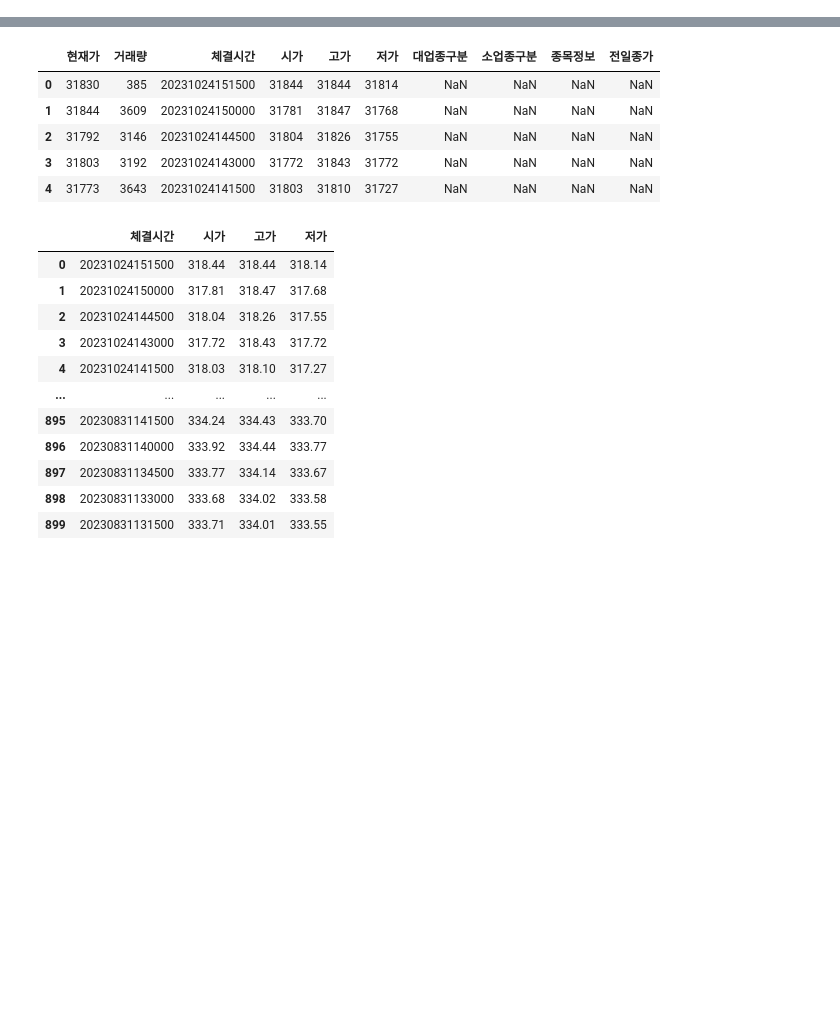
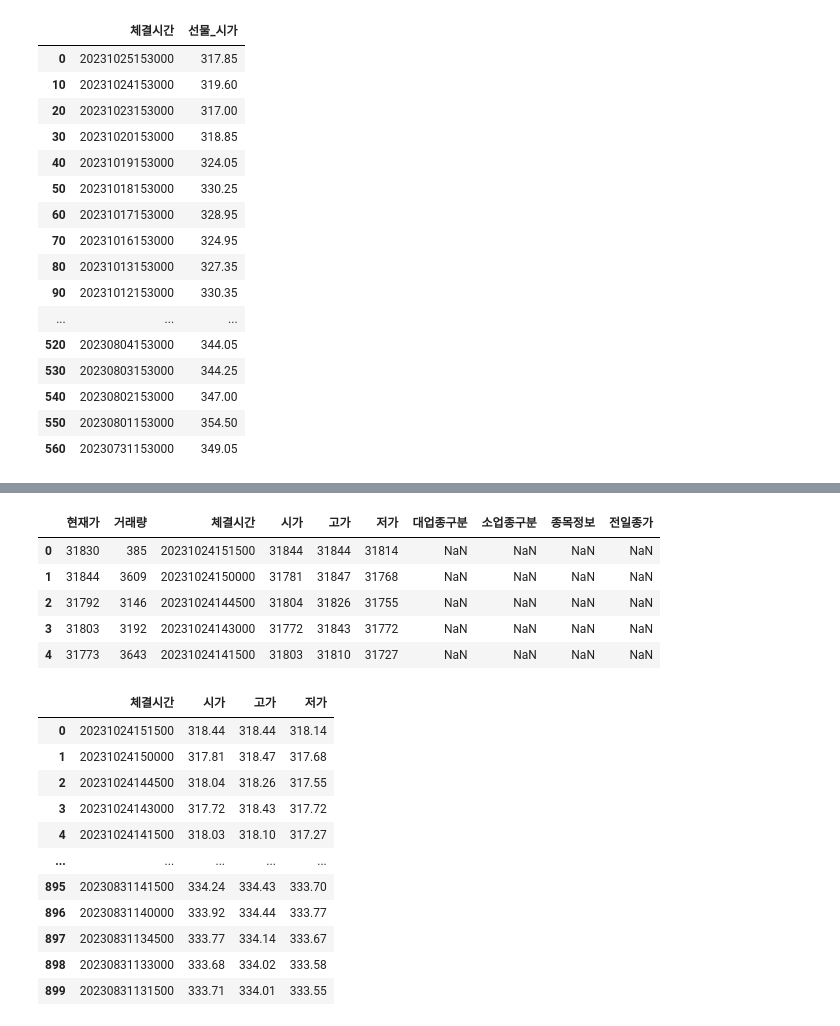
Before and after one commit to 324ysw2/Project1, a Jupyter notebook: basis/basis.ipynb, the cells around one changed output, grey strips where cells are left out. Cells and saved outputs as stored; diff of their text form; code cells hidden in the pictures; blank space fills up the shorter version.

```diff
--- a/basis/basis.ipynb
+++ b/basis/basis.ipynb
@@ -45,0 +55,23 @@ Index(['체결시간', '선물_시가', '선물_고가', '선물_저가'], dtype
+# %%
+# 체결시간 15:30분 데이터만 남김
+# str로 바꿔줘서 나중에 datetime으로 바꿔줘야함
+df = FData[FData['체결시간'].astype(str).str.contains('153000')]
+df
+# %% [output]
+|  | 체결시간 | 선물_시가 |
+| 0 | 20231025153000 | 317.85 |
+| 10 | 20231024153000 | 319.60 |
+| 20 | 20231023153000 | 317.00 |
+| 30 | 20231020153000 | 318.85 |
+| 40 | 20231019153000 | 324.05 |
+| 50 | 20231018153000 | 330.25 |
+| 60 | 20231017153000 | 328.95 |
+| 70 | 20231016153000 | 324.95 |
+| 80 | 20231013153000 | 327.35 |
+| 90 | 20231012153000 | 330.35 |
+| ... | ... | ... |
+| 520 | 20230804153000 | 344.05 |
+| 530 | 20230803153000 | 344.25 |
+| 540 | 20230802153000 | 347.00 |
+| 550 | 20230801153000 | 354.50 |
+| 560 | 20230731153000 | 349.05 |
```
Also changed, not shown: parts of 21 cells of this notebook, 3 other files.
